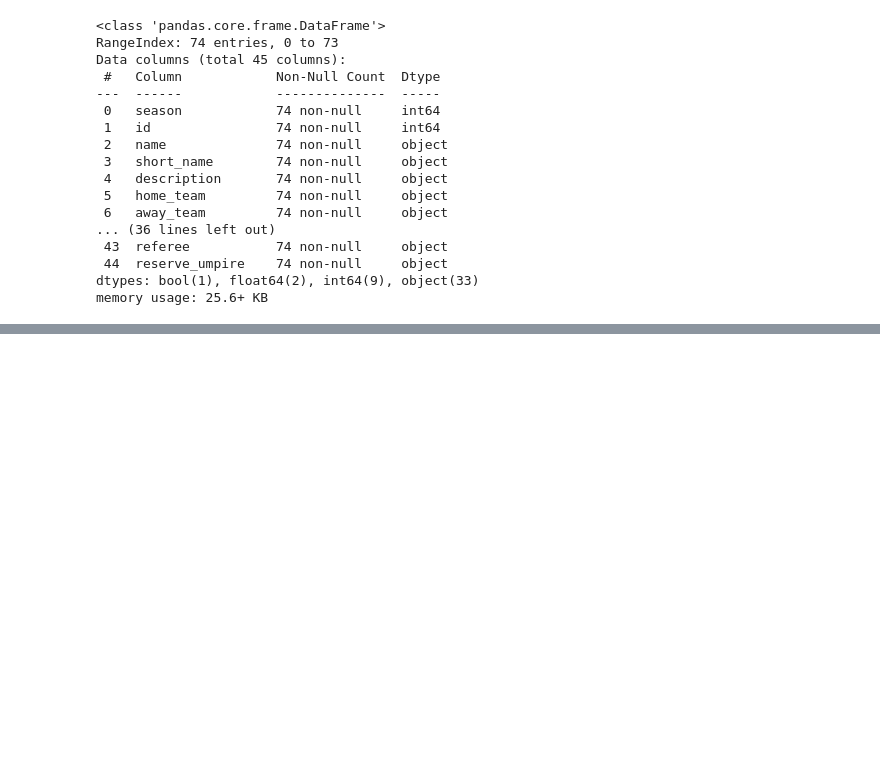
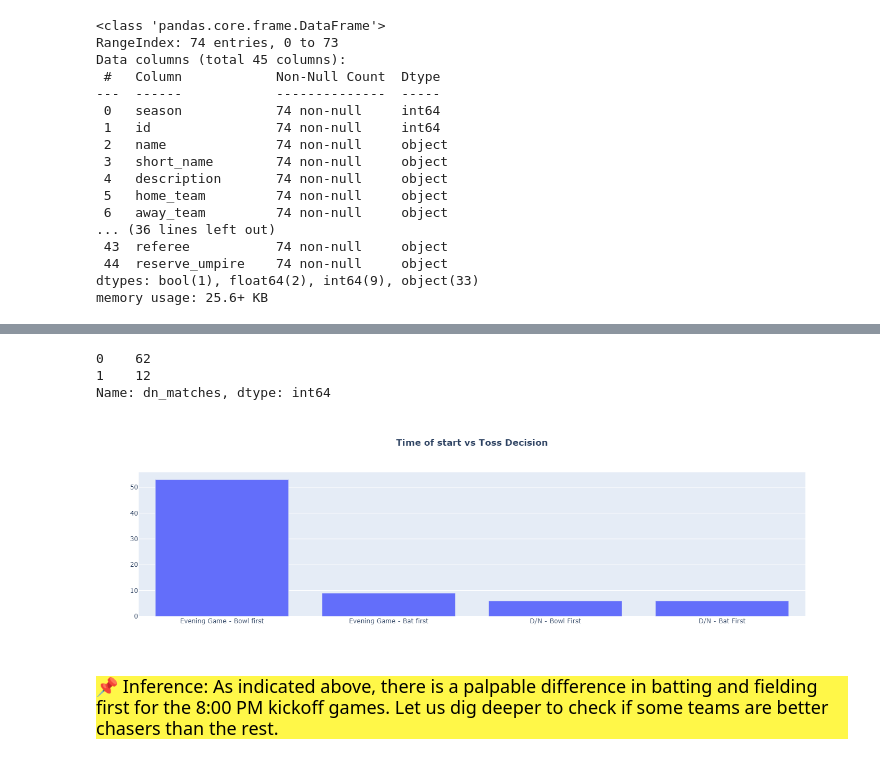
Before and after one commit to Abhijith-Nagarajan/Machine-Learning-Training, a Jupyter notebook: ipl-analysis-plotly-eda.ipynb, the cells around one changed output, grey strips where cells are left out. Cells and saved outputs as stored; diff of their text form; code cells hidden in the pictures; blank space fills up the shorter version.

```diff
--- a/ipl-analysis-plotly-eda.ipynb
+++ b/ipl-analysis-plotly-eda.ipynb
@@ -99,0 +181,22 @@ df_season_summary_2022.venue_name.value_counts()
+# %%
+df_season_summary_2022['dn_matches'] = df_season_summary_2022.description.apply(lambda x: 1 if x.find("D/N")!=-1 else 0)
+df_season_summary_2022.dn_matches.value_counts()
+# %% [output]
+0    62
+1    12
+Name: dn_matches, dtype: int64
+# %%
+time_of_match_labels = ["Evening Game - Bowl first","Evening Game - Bat first","D/N - Bowl First","D/N - Bat First"]
+time_of_match_values = df_season_summary_2022.groupby(['dn_matches'])['decision'].value_counts().reset_index(drop=True)
+# %%
+fig = go.Figure(data=[go.Bar(x=time_of_match_labels,y=time_of_match_values)])
+fig.update_traces(textposition="inside",textfont=dict(family="verdana",size=10))
+fig.update_layout(title_text='<b>Time of start vs Toss Decision</b>',title_x=0.5)
+fig.show()
+# %% [output]
+[figure, added]
+# %% [markdown]
+<div style="font-family:verdana; font-size:18px">
+    <p style="background-color:#FFF748;color:#000000"> 📌 Inference: As indicated above, there is a palpable difference in batting and fielding first for the 8:00 PM kickoff games. Let us dig deeper to check if some teams are better chasers than the rest.
+    </p>
+</div>
```
Also changed, not shown: parts of 27 cells of this notebook.
